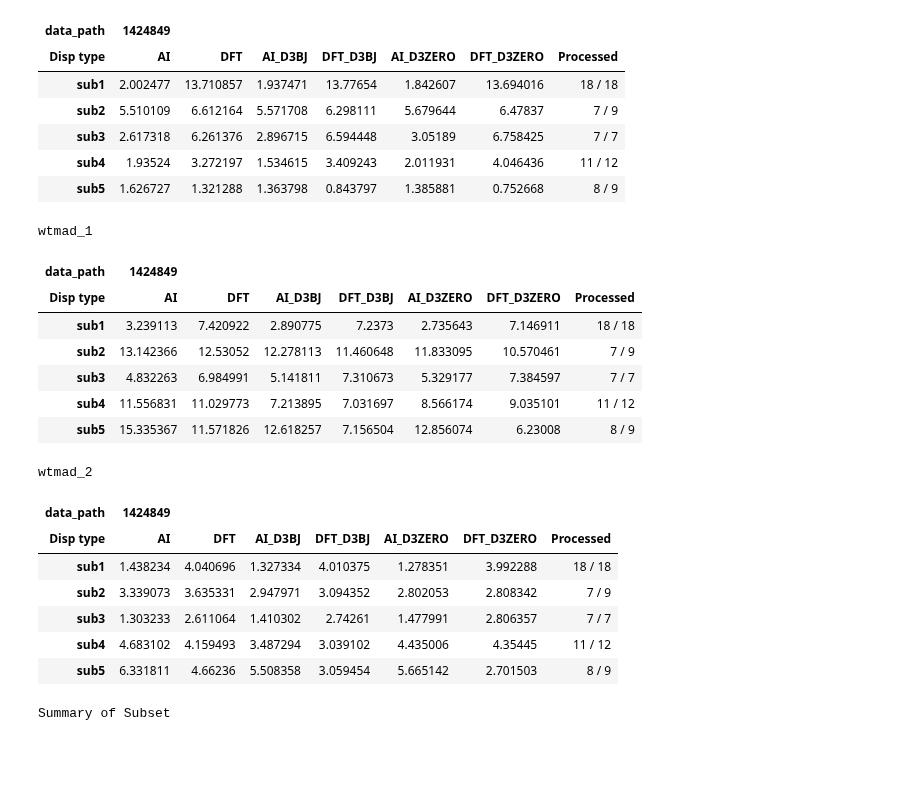
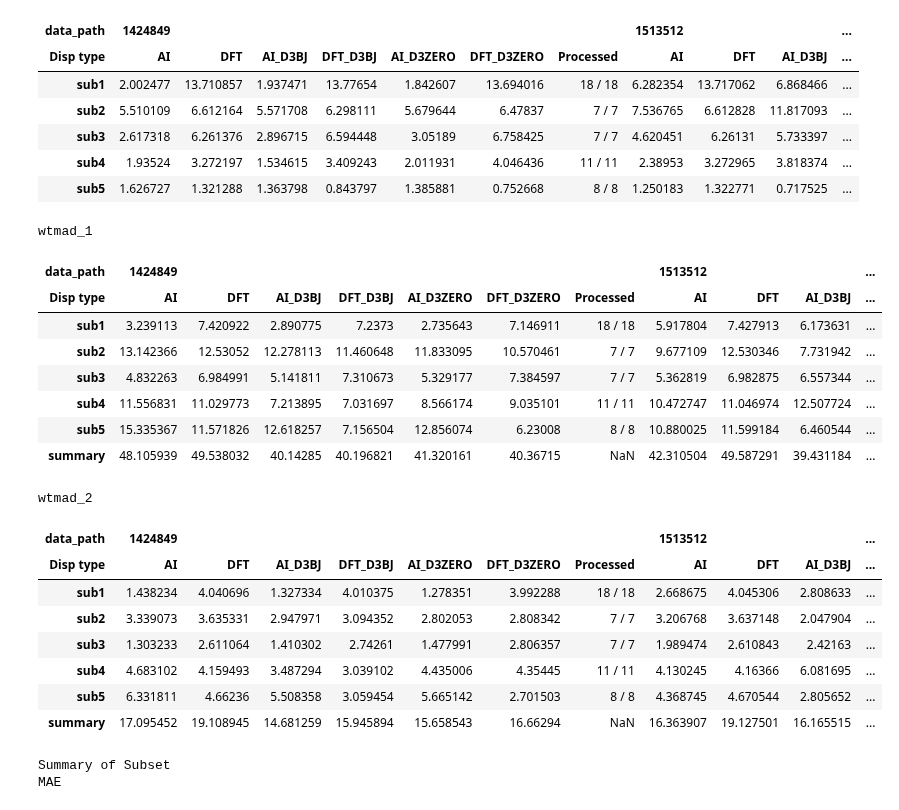
Before and after one commit to chem12346789/cc2cc, a Jupyter notebook: jupyter-notebook/atomic_energy_gmtkn.ipynb, the cells around one changed output. Cells and saved outputs as stored; diff of their text form; code cells hidden in the pictures; blank space fills up the shorter version.

```diff
--- a/jupyter-notebook/atomic_energy_gmtkn.ipynb
+++ b/jupyter-notebook/atomic_energy_gmtkn.ipynb
@@ -23,7 +23,7 @@ with open(f"new_dataset/{data_set}.json") as f:
     json_data = json.load(f)
 
 with open(f"./subset.json") as f:
-    full_subset_dict = json.load(f)["full_subset_dict"]
+    full_subset_dict = json.load(f)["full_subset_dict_ccpvdz"]
     # full_subset_dict = json.load(f)["full_subset_dict_test"]
 
 data_subset = {}
@@ -247,9 +247,7 @@ for name_set, subset_list_ in full_subset_dict.items():
                         print(f"  {stoichiometry} * {mole_name}", end="")
                         col = np.where(data_name == mole_name)[0]
                         if col.size == 1:
-                            error_energy_ai = (
-                                data_scf[col[0]] - data_cc[col[0]]
-                            )
+                            error_energy_ai = data_scf[col[0]] - data_cc[col[0]]
                             print(f"  {stoichiometry} * {error_energy_ai}", end="")
                     print()
 
@@ -448,7 +446,9 @@ for data_path in data_path_list:
     mean_absolute_deviation = np.mean(mean_absolute_deviation_list) / len(
         mean_absolute_deviation_list
     )
-    print(f"Mean absolute deviation for {data_path_name}: {mean_absolute_deviation:.4f} kcal/mol")
+    print(
+        f"Mean absolute deviation for {data_path_name}: {mean_absolute_deviation:.4f} kcal/mol"
+    )
     for name_set in full_subset_dict.keys():
         for d3_name in ["", "_d3bj", "_d3zero"]:
             wtmad_2_subset.loc[name_set, (data_path_name, f"AI{d3_name.upper()}")] = (
@@ -462,6 +462,25 @@ for data_path in data_path_list:
                 ]
             )
 
+    for d3_name in ["", "_d3bj", "_d3zero"]:
+        wtmad_1_subset.loc["summary", (data_path_name, f"AI{d3_name.upper()}")] = 0
+        wtmad_1_subset.loc["summary", (data_path_name, f"DFT{d3_name.upper()}")] = 0
+        wtmad_2_subset.loc["summary", (data_path_name, f"AI{d3_name.upper()}")] = 0
+        wtmad_2_subset.loc["summary", (data_path_name, f"DFT{d3_name.upper()}")] = 0
+        for name_set in full_subset_dict.keys():
+            wtmad_1_subset.loc[
+                "summary", (data_path_name, f"AI{d3_name.upper()}")
+            ] += wtmad_1_subset.loc[name_set, (data_path_name, f"AI{d3_name.upper()}")]
+            wtmad_1_subset.loc[
+                "summary", (data_path_name, f"DFT{d3_name.upper()}")
+            ] += wtmad_1_subset.loc[name_set, (data_path_name, f"DFT{d3_name.upper()}")]
+            wtmad_2_subset.loc[
+                "summary", (data_path_name, f"AI{d3_name.upper()}")
+            ] += wtmad_2_subset.loc[name_set, (data_path_name, f"AI{d3_name.upper()}")]
+            wtmad_2_subset.loc[
+                "summary", (data_path_name, f"DFT{d3_name.upper()}")
+            ] += wtmad_2_subset.loc[name_set, (data_path_name, f"DFT{d3_name.upper()}")]
+
 # print("Summary")
 # display(df_summary_subset_ele)
 print("MAE")
@@ -471,8 +490,8 @@ display(wtmad_1_subset)
 print("wtmad_2")
 display(wtmad_2_subset)
 print("Summary of Subset")
-# print("MAE")
-# display(df_summary_subset)
+print("MAE")
+display(df_summary_subset)
 
 # save summary to csv with date
 df_summary_subset_ele.to_csv(f"../validate/df_summary_subset_ele_{date}.csv")
@@ -506,25 +525,28 @@ Mean absolute deviation for 1424849: 0.0514 kcal/mol
 MAE
-| data_path | 1424849 |  |  |  |  |  |  |
-| Disp type | AI | DFT | AI_D3BJ | DFT_D3BJ | AI_D3ZERO | DFT_D3ZERO | Processed |
-| sub1 | 2.002477 | 13.710857 | 1.937471 | 13.77654 | 1.842607 | 13.694016 | 18 / 18 |
-| sub2 | 5.510109 | 6.612164 | 5.571708 | 6.298111 | 5.679644 | 6.47837 | 7 / 9 |
-| sub3 | 2.617318 | 6.261376 | 2.896715 | 6.594448 | 3.05189 | 6.758425 | 7 / 7 |
-| sub4 | 1.93524 | 3.272197 | 1.534615 | 3.409243 | 2.011931 | 4.046436 | 11 / 12 |
-| sub5 | 1.626727 | 1.321288 | 1.363798 | 0.843797 | 1.385881 | 0.752668 | 8 / 9 |
+| data_path | 1424849 |  |  |  |  |  |  | 1513512 |  |  | ... |
+| Disp type | AI | DFT | AI_D3BJ | DFT_D3BJ | AI_D3ZERO | DFT_D3ZERO | Processed | AI | DFT | AI_D3BJ | ... |
+| sub1 | 2.002477 | 13.710857 | 1.937471 | 13.77654 | 1.842607 | 13.694016 | 18 / 18 | 6.282354 | 13.717062 | 6.868466 | ... |
+| sub2 | 5.510109 | 6.612164 | 5.571708 | 6.298111 | 5.679644 | 6.47837 | 7 / 7 | 7.536765 | 6.612828 | 11.817093 | ... |
+| sub3 | 2.617318 | 6.261376 | 2.896715 | 6.594448 | 3.05189 | 6.758425 | 7 / 7 | 4.620451 | 6.26131 | 5.733397 | ... |
+| sub4 | 1.93524 | 3.272197 | 1.534615 | 3.409243 | 2.011931 | 4.046436 | 11 / 11 | 2.38953 | 3.272965 | 3.818374 | ... |
+| sub5 | 1.626727 | 1.321288 | 1.363798 | 0.843797 | 1.385881 | 0.752668 | 8 / 8 | 1.250183 | 1.322771 | 0.717525 | ... |
 wtmad_1
-| data_path | 1424849 |  |  |  |  |  |  |
-| Disp type | AI | DFT | AI_D3BJ | DFT_D3BJ | AI_D3ZERO | DFT_D3ZERO | Processed |
-| sub1 | 3.239113 | 7.420922 | 2.890775 | 7.2373 | 2.735643 | 7.146911 | 18 / 18 |
-| sub2 | 13.142366 | 12.53052 | 12.278113 | 11.460648 | 11.833095 | 10.570461 | 7 / 9 |
-| sub3 | 4.832263 | 6.984991 | 5.141811 | 7.310673 | 5.329177 | 7.384597 | 7 / 7 |
-| sub4 | 11.556831 | 11.029773 | 7.213895 | 7.031697 | 8.566174 | 9.035101 | 11 / 12 |
-| sub5 | 15.335367 | 11.571826 | 12.618257 | 7.156504 | 12.856074 | 6.23008 | 8 / 9 |
+| data_path | 1424849 |  |  |  |  |  |  | 1513512 |  |  | ... |
+| Disp type | AI | DFT | AI_D3BJ | DFT_D3BJ | AI_D3ZERO | DFT_D3ZERO | Processed | AI | DFT | AI_D3BJ | ... |
+| sub1 | 3.239113 | 7.420922 | 2.890775 | 7.2373 | 2.735643 | 7.146911 | 18 / 18 | 5.917804 | 7.427913 | 6.173631 | ... |
+| sub2 | 13.142366 | 12.53052 | 12.278113 | 11.460648 | 11.833095 | 10.570461 | 7 / 7 | 9.677109 | 12.530346 | 7.731942 | ... |
+| sub3 | 4.832263 | 6.984991 | 5.141811 | 7.310673 | 5.329177 | 7.384597 | 7 / 7 | 5.362819 | 6.982875 | 6.557344 | ... |
+| sub4 | 11.556831 | 11.029773 | 7.213895 | 7.031697 | 8.566174 | 9.035101 | 11 / 11 | 10.472747 | 11.046974 | 12.507724 | ... |
+| sub5 | 15.335367 | 11.571826 | 12.618257 | 7.156504 | 12.856074 | 6.23008 | 8 / 8 | 10.880025 | 11.599184 | 6.460544 | ... |
+| summary | 48.105939 | 49.538032 | 40.14285 | 40.196821 | 41.320161 | 40.36715 | NaN | 42.310504 | 49.587291 | 39.431184 | ... |
 wtmad_2
-| data_path | 1424849 |  |  |  |  |  |  |
-| Disp type | AI | DFT | AI_D3BJ | DFT_D3BJ | AI_D3ZERO | DFT_D3ZERO | Processed |
-| sub1 | 1.438234 | 4.040696 | 1.327334 | 4.010375 | 1.278351 | 3.992288 | 18 / 18 |
-| sub2 | 3.339073 | 3.635331 | 2.947971 | 3.094352 | 2.802053 | 2.808342 | 7 / 9 |
-| sub3 | 1.303233 | 2.611064 | 1.410302 | 2.74261 | 1.477991 | 2.806357 | 7 / 7 |
-| sub4 | 4.683102 | 4.159493 | 3.487294 | 3.039102 | 4.435006 | 4.35445 | 11 / 12 |
-| sub5 | 6.331811 | 4.66236 | 5.508358 | 3.059454 | 5.665142 | 2.701503 | 8 / 9 |
+| data_path | 1424849 |  |  |  |  |  |  | 1513512 |  |  | ... |
+| Disp type | AI | DFT | AI_D3BJ | DFT_D3BJ | AI_D3ZERO | DFT_D3ZERO | Processed | AI | DFT | AI_D3BJ | ... |
+| sub1 | 1.438234 | 4.040696 | 1.327334 | 4.010375 | 1.278351 | 3.992288 | 18 / 18 | 2.668675 | 4.045306 | 2.808633 | ... |
+| sub2 | 3.339073 | 3.635331 | 2.947971 | 3.094352 | 2.802053 | 2.808342 | 7 / 7 | 3.206768 | 3.637148 | 2.047904 | ... |
+| sub3 | 1.303233 | 2.611064 | 1.410302 | 2.74261 | 1.477991 | 2.806357 | 7 / 7 | 1.989474 | 2.610843 | 2.42163 | ... |
+| sub4 | 4.683102 | 4.159493 | 3.487294 | 3.039102 | 4.435006 | 4.35445 | 11 / 11 | 4.130245 | 4.16366 | 6.081695 | ... |
+| sub5 | 6.331811 | 4.66236 | 5.508358 | 3.059454 | 5.665142 | 2.701503 | 8 / 8 | 4.368745 | 4.670544 | 2.805652 | ... |
+| summary | 17.095452 | 19.108945 | 14.681259 | 15.945894 | 15.658543 | 16.66294 | NaN | 16.363907 | 19.127501 | 16.165515 | ... |
 Summary of Subset
+MAE
```
Also changed, not shown: parts of 1 cell of this notebook, 3 other files.
